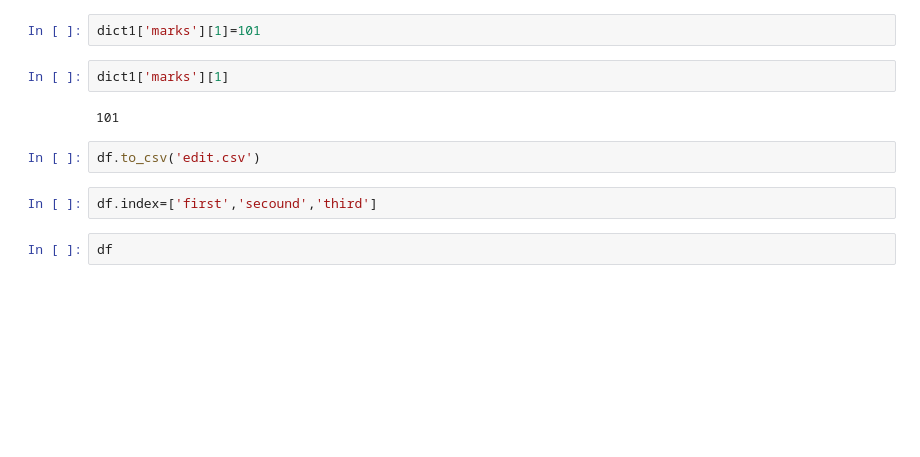
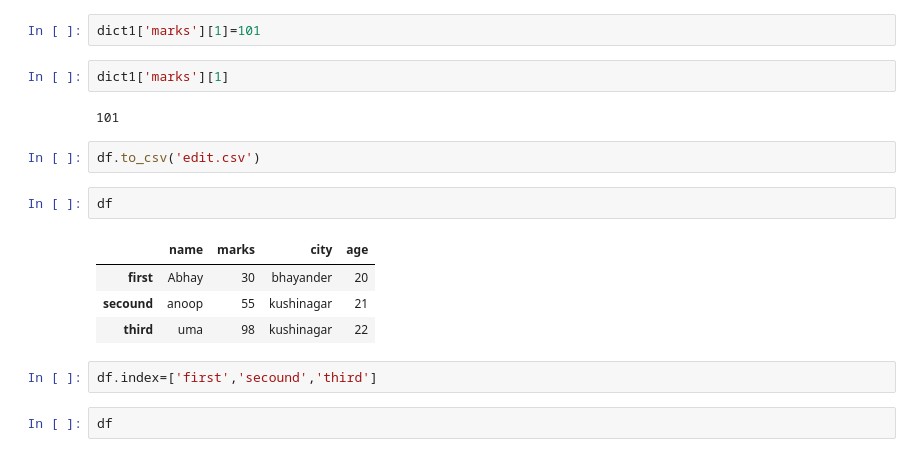
Before and after one commit to abhaymaurya57/pandas, a Jupyter notebook: Untitled.ipynb, the cells around one changed output. Saved outputs shown, nothing was run; the diff lists cells and outputs as text; blank space fills up the shorter version.

```diff
--- a/Untitled.ipynb
+++ b/Untitled.ipynb
@@ -59,6 +60,13 @@ dict1['marks'][1]
 101
 # %%
 df.to_csv('edit.csv')
+# %%
+df
+# %% [output]
+|  | name | marks | city | age |
+| first | Abhay | 30 | bhayander | 20 |
+| secound | anoop | 55 | kushinagar | 21 |
+| third | uma | 98 | kushinagar | 22 |
 # %%
 df.index=['first','secound','third']
 # %%
```
Also changed, not shown: parts of 33 cells of this notebook, 7 other files.
